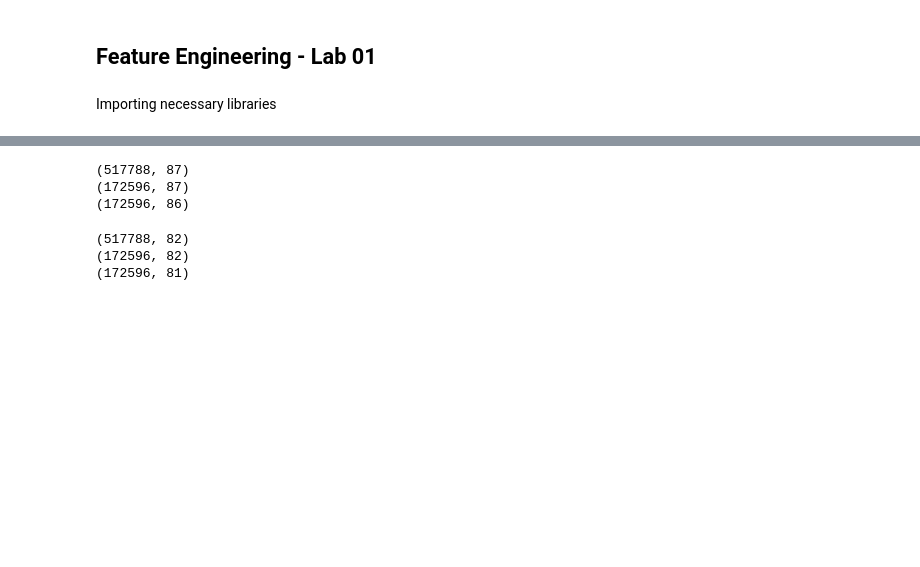
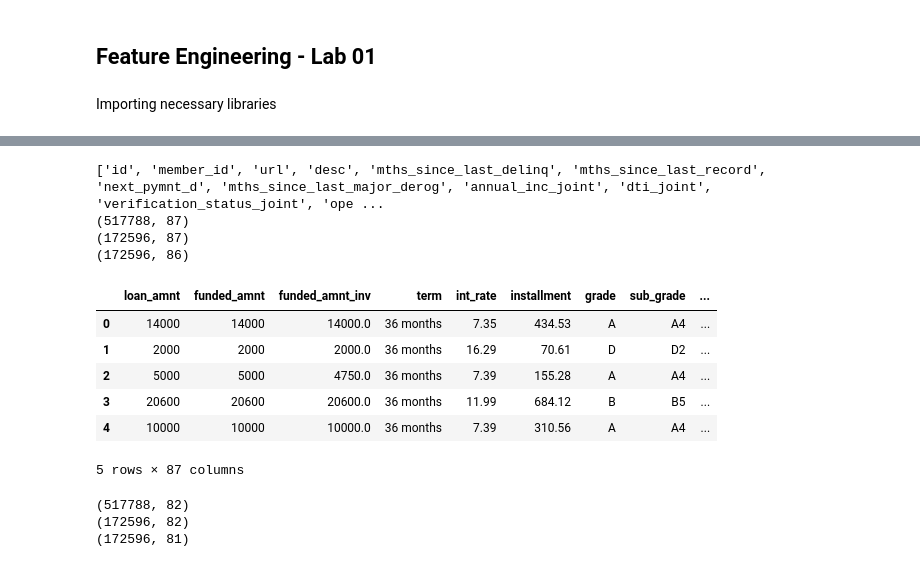
Before and after one commit to deshithagallage/ML---DS-Labs, a Jupyter notebook: Feature Engineering/Feature Engineerin Lab 01.ipynb, the cells around one changed output, grey strips where cells are left out. Drawn from its saved outputs; the diff is of its cells as text; code cells hidden in the pictures; blank space fills up the shorter version.

```diff
--- a/Feature Engineering/Feature Engineerin Lab 01.ipynb
+++ b/Feature Engineering/Feature Engineerin Lab 01.ipynb
@@ -30,16 +60,28 @@ print(null_counts)
 # %%
 # Remove columns with more than 50% missing values
 threshold = 0.5
 columns_to_drop = df_train.columns[df_train.isnull().mean() > threshold].tolist()
+
+print(columns_to_drop)
 
 df_train.drop(columns_to_drop, axis=1, inplace=True)
 df_valid.drop(columns_to_drop, axis=1, inplace=True)
 df_test.drop(columns_to_drop, axis=1, inplace=True)
 
 print(df_train.shape)
 print(df_valid.shape)
 print(df_test.shape)
+
+df_train.head()
 # %% [output]
+['id', 'member_id', 'url', 'desc', 'mths_since_last_delinq', 'mths_since_last_record', 'next_pymnt_d', 'mths_since_last_major_derog', 'annual_inc_joint', 'dti_joint', 'verification_status_joint', 'ope ...
 (517788, 87)
 (172596, 87)
 (172596, 86)
+|  | loan_amnt | funded_amnt | funded_amnt_inv | term | int_rate | installment | grade | sub_grade | ... |
+| 0 | 14000 | 14000 | 14000.0 | 36 months | 7.35 | 434.53 | A | A4 | ... |
+| 1 | 2000 | 2000 | 2000.0 | 36 months | 16.29 | 70.61 | D | D2 | ... |
+| 2 | 5000 | 5000 | 4750.0 | 36 months | 7.39 | 155.28 | A | A4 | ... |
+| 3 | 20600 | 20600 | 20600.0 | 36 months | 11.99 | 684.12 | B | B5 | ... |
+| 4 | 10000 | 10000 | 10000.0 | 36 months | 7.39 | 310.56 | A | A4 | ... |
+5 rows × 87 columns
```
Also changed, not shown: parts of 18 cells of this notebook.
